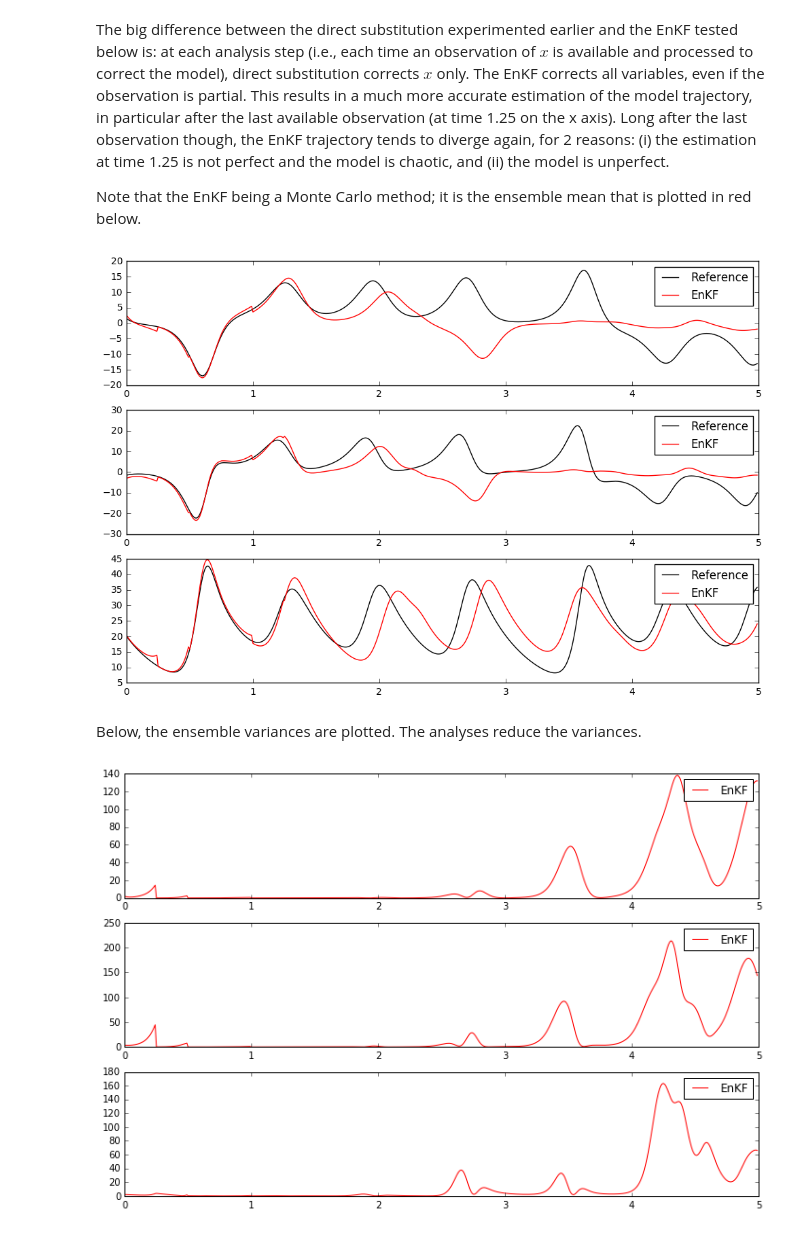
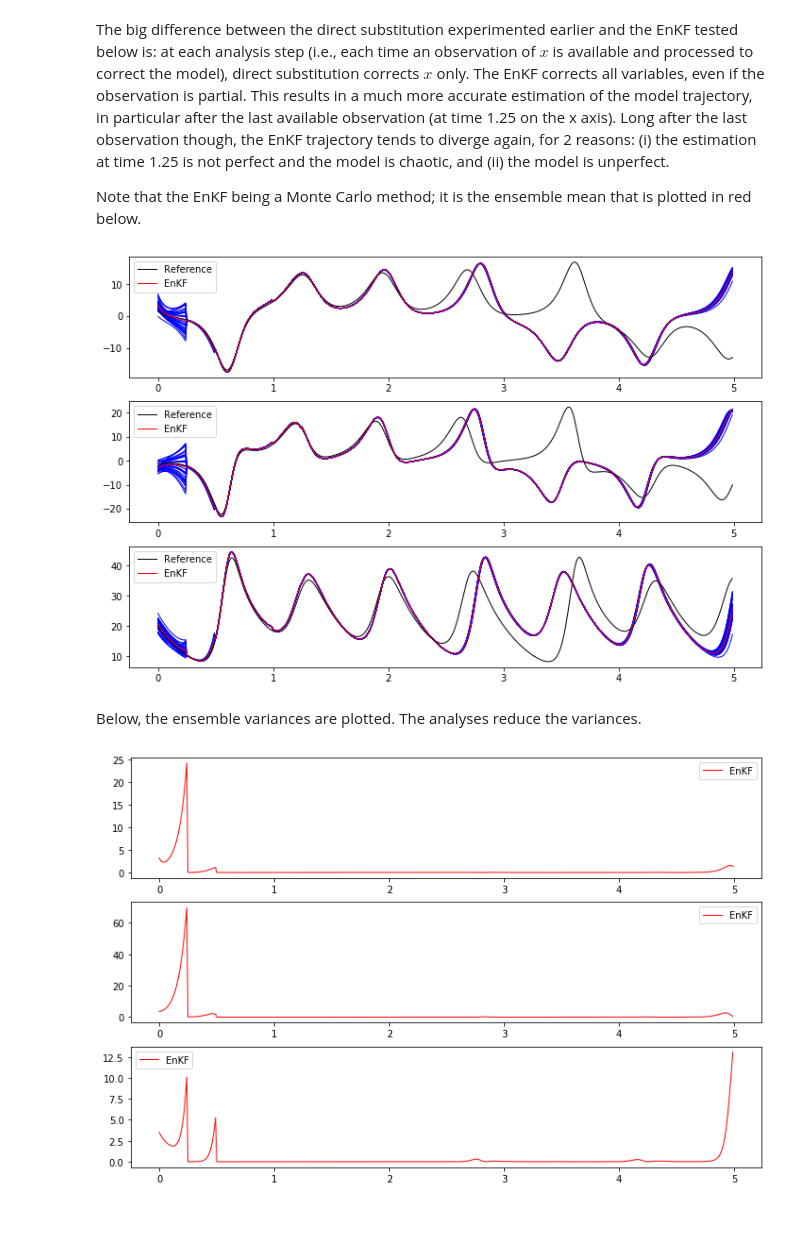
Before and after one commit to ecosme38/Data-Assimilation-Notebooks, a Jupyter notebook: Illustrate-EnKF-with-Lorenz63.ipynb, the cells around one changed output. Drawn from its saved outputs; the diff is of its cells as text; code cells hidden in the pictures.

```diff
--- a/Illustrate-EnKF-with-Lorenz63.ipynb
+++ b/Illustrate-EnKF-with-Lorenz63.ipynb
@@ -253,7 +253,8 @@ plt.show()
 We perform the same experiment as above, same model, same observations, but with an Ensemble Kalman filter (EnKF). The EnKF is a Monte Carlo method, therefore requires the definition of an ensemble (sample) size. An estimation of the observation error variance is also needed.
 # %%
 nmem = 30
-Robs = 1.e-4*np.eye(nobs)
+obserrstd = 1e-2
+Robs = (obserrstd**2)*np.eye(nobs)
 # %% [markdown]
 The big difference between the direct substitution experimented earlier and the EnKF tested below is: at each analysis step (i.e., each time an observation of $x$ is available and processed to correct the model), direct substitution corrects $x$ only. The EnKF corrects all variables, even if the observation is partial. This results in a much more accurate estimation of the model trajectory, in particular after the last available observation (at time 1.25 on the x axis). Long after the last observation though, the EnKF trajectory tends to diverge again, for 2 reasons: (i) the estimation at time 1.25 is not perfect and the model is chaotic, and (ii) the model is unperfect.
 
@@ -287,40 +288,41 @@ for ic in range(nassim):
     ## Analysis
     obs_index = np.argwhere( true_time == lorenz_assim2.time )
     innovation = np.empty((nobs, nmem))
+    innoverr = np.random.normal(0, obserrstd, (nobs, nmem) )
     for ie in range(nmem):
-        innovation[:,ie] = true_state[nvarobs, obs_index, 0] - lorenz_assim2.xvar[nvarobs, ie]
+        innovation[:,ie] = true_state[nvarobs, obs_index, 0] - lorenz_assim2.xvar[nvarobs, ie] - innoverr[:,ie]
     xvar2mean = np.mean( lorenz_assim2.xvar, axis=1 )
     anomalies = np.empty_like(lorenz_assim2.xvar)
     for ie in range(lorenz_assim2.nmembers):
-        anomalies[:,ie] = lorenz_assim2.xvar[:,ie] - xvar2mean
+        anomalies[:,ie] = (lorenz_assim2.xvar[:,ie] - xvar2mean) / np.sqrt(lorenz_assim2.nmembers)
     hanom = anomalies[nvarobs, :]
     innovmat = Robs + np.inner(hanom,hanom)
     innovmat = np.linalg.inv(innovmat)
     Kgain = np.inner(anomalies, hanom)
     Kgain = np.inner(Kgain, innovmat)
     lorenz_assim2.xvar = lorenz_assim2.xvar + np.inner( Kgain, innovation.T )
 
 ## Last cycle
 lorenz_assim2.forward( ntime - assim_steps[-1] )
 time2 = np.hstack(( time2, lorenz_assim2.time_series ))
 xvar2 = np.concatenate( ( xvar2, lorenz_assim2.xvar_series ), axis = 1 )
 
 ## Plots
 
 xvar2mean = np.mean(xvar2, axis=2)
 
 plt.figure(figsize=(12,8))
 for ix in range(3):
     pnum = str(311+ix)
     plt.subplot(pnum)
+    for ie in range(nmem):
+        plt.plot(time2, xvar2[ix,:, ie],'blue',linewidth=1.)
     plt.plot(true_time,true_state[ix,:,0],'black',linewidth=1.,label='Reference')
     plt.plot(time2, xvar2mean[ix,:],'red',linewidth=1.,label='EnKF')
     plt.legend()
-#    for ie in range(nmem):
-#        plt.plot(time2, xvar2[ix,:, ie],'blue',linewidth=1.)
 plt.show()
 # %% [output]
-[figure, old version]
+[figure, new version]
 # %% [markdown]
 Below, the ensemble variances are plotted. The analyses reduce the variances.
 # %%
@@ -333,4 +335,4 @@ for ix in range(3):
     plt.legend()
 plt.show()
 # %% [output]
-[figure, old version]
+[figure, new version]
```
Also changed, not shown: parts of 7 cells of this notebook.
